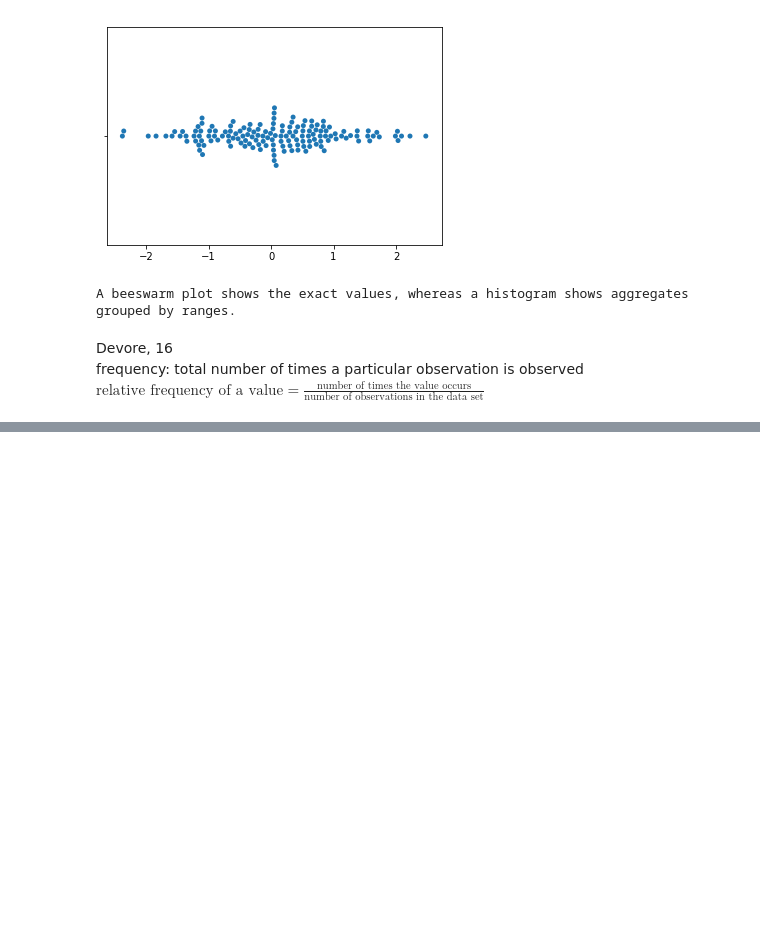
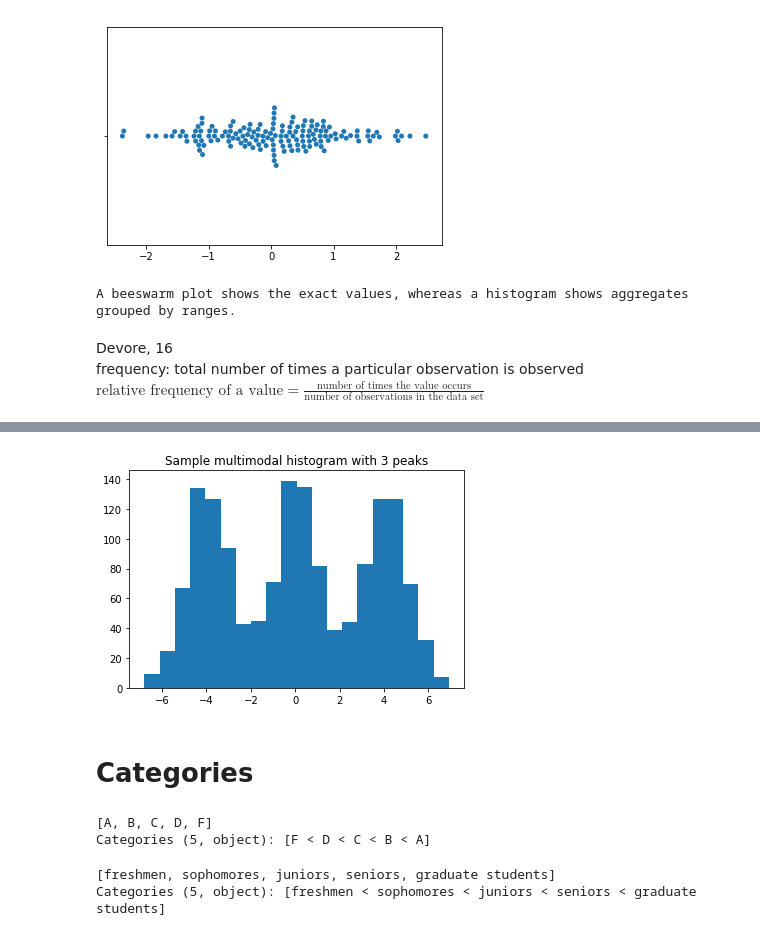
Before and after one commit to mica5/statistics, a Jupyter notebook: statistics.ipynb, the cells around one changed output, grey strips where cells are left out. Drawn from its saved outputs; the diff is of its cells as text; code cells hidden in the pictures; blank space fills up the shorter version.

```diff
--- a/statistics.ipynb
+++ b/statistics.ipynb
@@ -113,0 +137,30 @@ $\text{relative frequency of a value} = \frac{\text{number of times the value oc
+# %%
+i = 4
+size = 500
+np.random.seed(1)
+a, b, c = np.linspace(-i, i, 3)
+data1 = np.random.normal(a, size=size)
+data2 = np.random.normal(b, size=size)
+data3 = np.random.normal(c, size=size)
+data = np.concatenate((data1, data2, data3))
+plt.hist(data, bins=20)
+plt.title('Sample multimodal histogram with 3 peaks')
+plt.show()
+# %% [output]
+[figure, added]
+# %% [markdown]
+# Categories
+# %%
+letter_grades = [c for c in 'ABCDF']
+grades = pd.Categorical(letter_grades, ordered=True, categories=letter_grades[::-1])
+grades
+# %% [output]
+[A, B, C, D, F]
+Categories (5, object): [F < D < C < B < A]
+# %%
+student_standing = 'freshmen, sophomores, juniors, seniors, graduate students'.split(', ')
+student_standing_categories = pd.Categorical(student_standing, ordered=True, categories=student_standing)
+student_standing_categories
+# %% [output]
+[freshmen, sophomores, juniors, seniors, graduate students]
+Categories (5, object): [freshmen < sophomores < juniors < seniors < graduate students]
```
Also changed, not shown: parts of 6 cells of this notebook.
